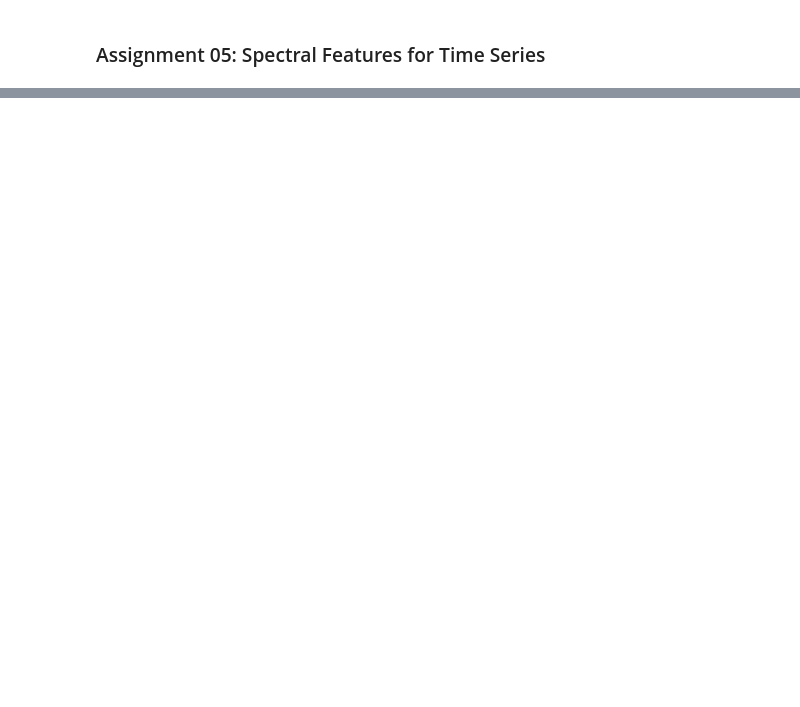
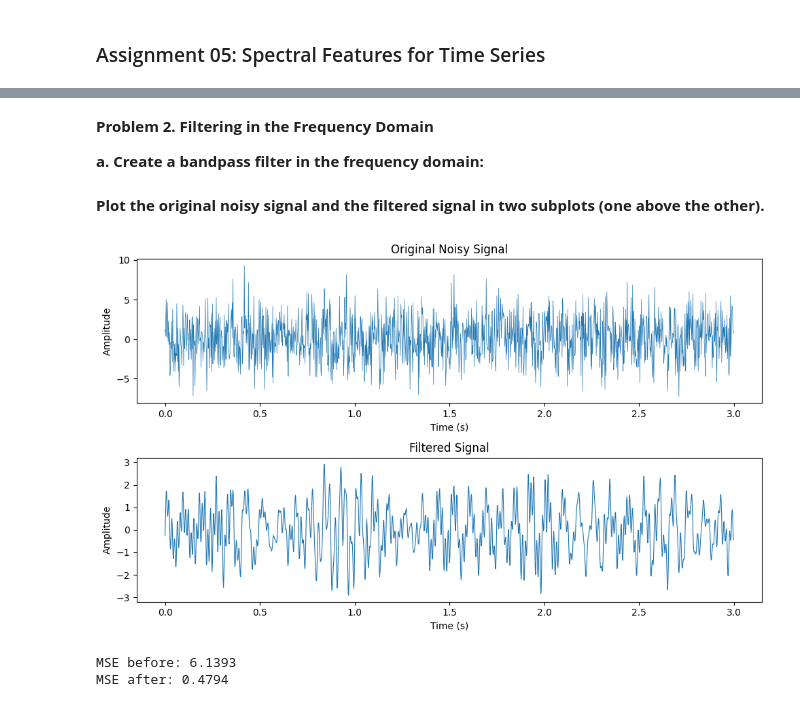
Before and after one commit to sarana22/Spectral-Features-for-Time-Series, a Jupyter notebook: SpectralFeatures.ipynb, the cells around one changed output, grey strips where cells are left out. Saved outputs shown, nothing was run; the diff lists cells and outputs as text; code cells hidden in the pictures; blank space fills up the shorter version.

```diff
--- a/SpectralFeatures.ipynb
+++ b/SpectralFeatures.ipynb
@@ -36,0 +73,45 @@ Successfully installed PyWavelets-1.9.0 contourpy-1.3.3 cycler-0.12.1 fonttools-
+# %% [markdown]
+**Problem 2. Filtering in the Frequency Domain**
+
+**a. Create a bandpass filter in the frequency domain:**
+# %%
+X = fft(x)
+freqs_full = fftfreq(N, 1/fs)
+# Create mask: 1 near the 3 frequencies, 0 elsewhere
+mask = np.zeros(N)
+for f_target in [12, 35, 67]:
+    mask[np.abs(np.abs(freqs_full) - f_target) < 3] = 1
+X_filtered = X * mask
+x_clean = np.real(np.fft.ifft(X_filtered))
+# %% [markdown]
+**Plot the original noisy signal and the filtered signal in two subplots (one above the other).**
+# %%
+plt.figure(figsize=(10,6))
+
+plt.subplot(2,1,1)
+plt.plot(t, x, linewidth=0.5)
+plt.title('Original Noisy Signal')
+plt.xlabel('Time (s)')
+plt.ylabel('Amplitude')
+
+plt.subplot(2,1,2)
+plt.plot(t, x_clean, linewidth=0.8)
+plt.title('Filtered Signal')
+plt.xlabel('Time (s)')
+plt.ylabel('Amplitude')
+
+plt.tight_layout()
+plt.show()
+# %% [output]
+[figure, added]
+# %%
+# The true clean signal (no noise):
+x_true = (1.0*np.sin(2*np.pi*12*t) + 0.6*np.sin(2*np.pi*35*t)
++ 0.4*np.sin(2*np.pi*67*t))
+mse_before = np.mean((x - x_true)**2)
+mse_after = np.mean((x_clean - x_true)**2)
+print(f'MSE before: {mse_before:.4f}')
+print(f'MSE after: {mse_after:.4f}')
+# %% [output]
+MSE before: 6.1393
+MSE after: 0.4794
```
Also changed, not shown: parts of 25 cells of this notebook.
